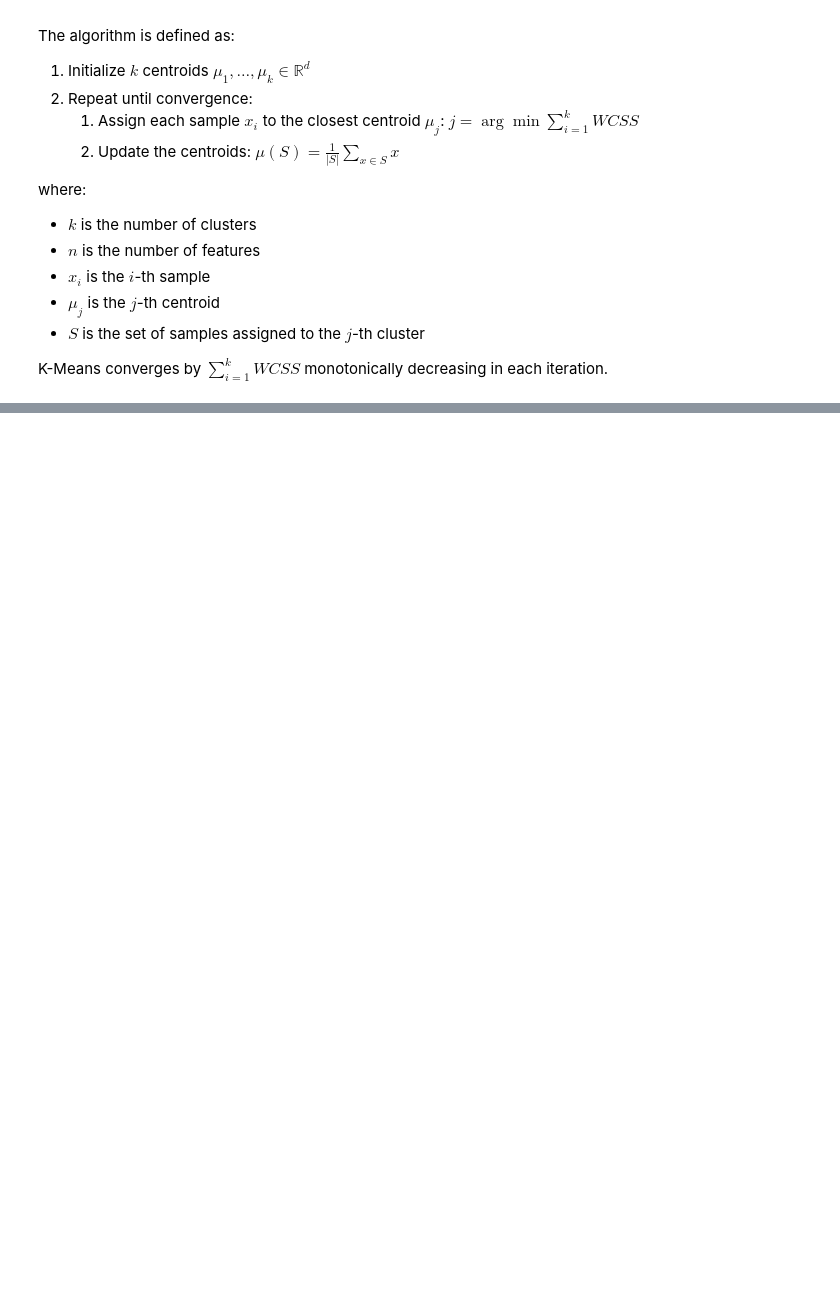
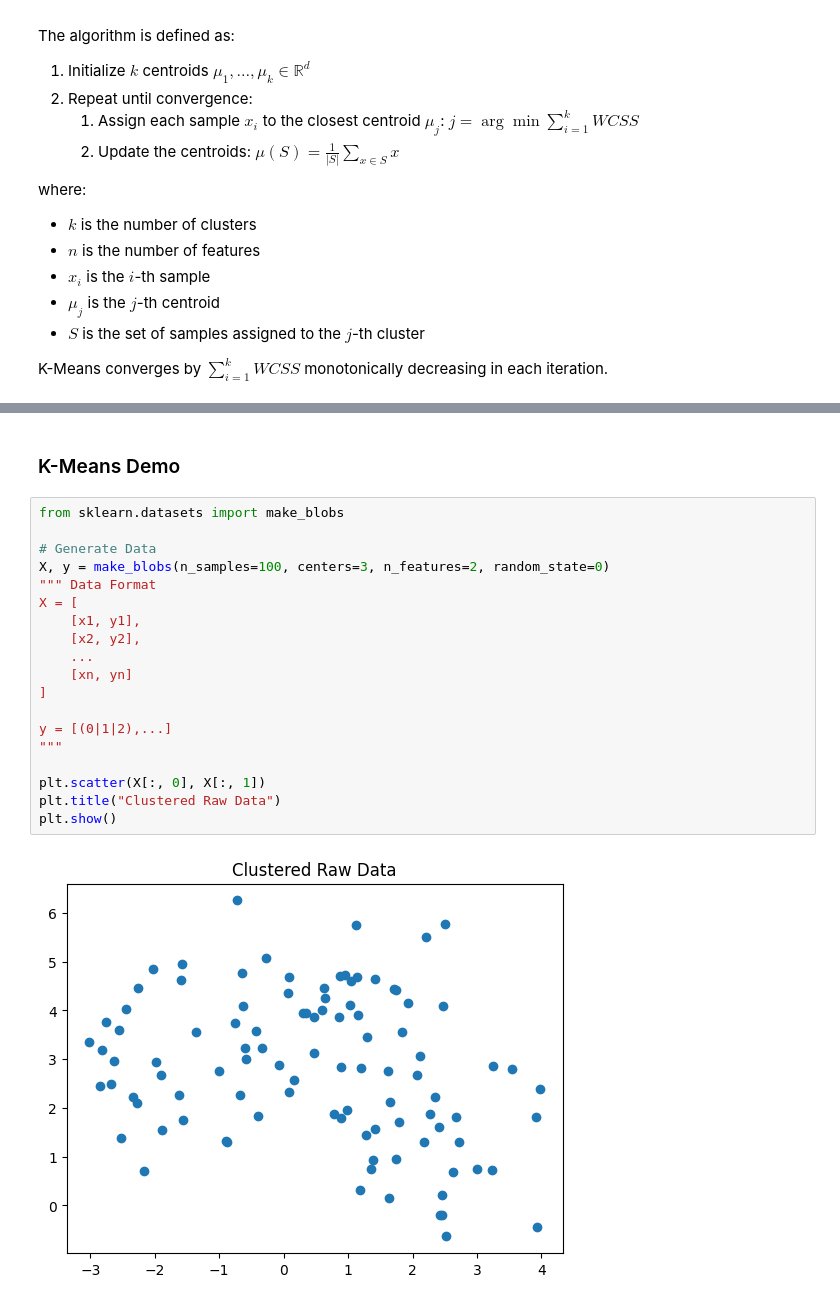
Before and after one commit to punitarani/MAT-494, a Jupyter notebook: 3.5-6 K-Means and SVM.ipynb, the cells around one changed output, grey strips where cells are left out. Saved outputs shown, nothing was run; the diff lists cells and outputs as text; blank space fills up the shorter version.

Commit message:
Add K-Means Demo

```diff
--- a/3.5-6 K-Means and SVM.ipynb
+++ b/3.5-6 K-Means and SVM.ipynb
@@ -29,0 +65,23 @@ K-Means converges by $\sum_{i=1}^{k}{WCSS}$ monotonically decreasing in each ite
+# %% [markdown]
+### K-Means Demo
+# %%
+from sklearn.datasets import make_blobs
+
+# Generate Data
+X, y = make_blobs(n_samples=100, centers=3, n_features=2, random_state=0)
+""" Data Format
+X = [
+    [x1, y1],
+    [x2, y2],
+    ...
+    [xn, yn]
+]
+
+y = [(0|1|2),...]
+"""
+
+plt.scatter(X[:, 0], X[:, 1])
+plt.title("Clustered Raw Data")
+plt.show()
+# %% [output]
+[figure, added]
```
Also changed, not shown: parts of 3 cells of this notebook.
